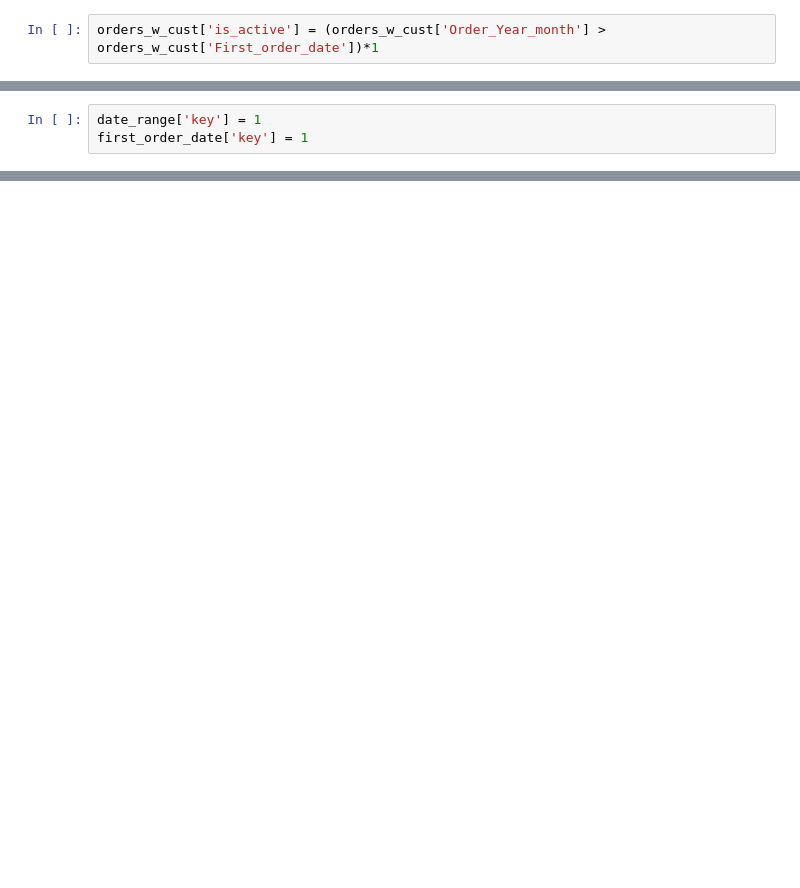
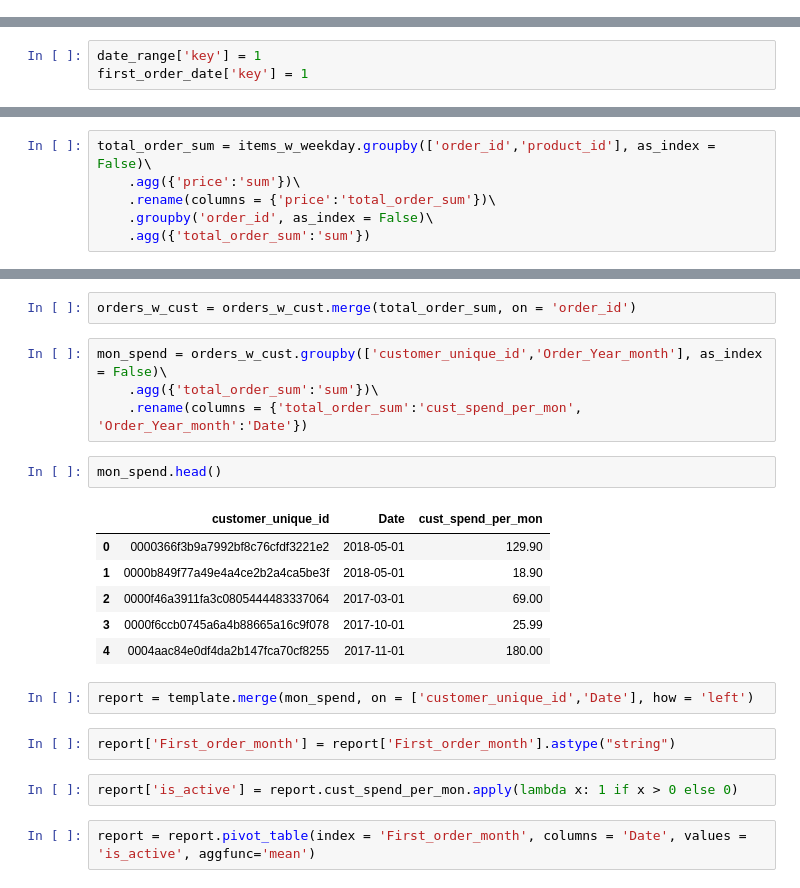
Before and after one commit to letssin/Carpov_Courses, a Jupyter notebook: 1st_project/my_first_project_notebook.ipynb, the cells around one changed output, grey strips where cells are left out. Cells and saved outputs as stored; diff of their text form; blank space fills up the shorter version.

```diff
--- a/1st_project/my_first_project_notebook.ipynb
+++ b/1st_project/my_first_project_notebook.ipynb
@@ -428,5 +417,3 @@ orders_w_cust.head()
 | 2 | 53cdb2fc8bc7dce0b6741e2150273451 | b0830fb4747a6c6d20dea0b8c802d7ef | delivered | 2018-07-24 20:41:37 | 2018-07-26 03:24:27 | 2018-07-26 14:31:00 | ... |
 | 3 | 47770eb9100c2d0c44946d9cf07ec65d | 41ce2a54c0b03bf3443c3d931a367089 | delivered | 2018-08-08 08:38:49 | 2018-08-08 08:55:23 | 2018-08-08 13:50:00 | ... |
 | 4 | 949d5b44dbf5de918fe9c16f97b45f8a | f88197465ea7920adcdbec7375364d82 | delivered | 2017-11-18 19:28:06 | 2017-11-18 19:45:59 | 2017-11-22 13:39:59 | ... |
-# %%
-orders_w_cust['is_active'] = (orders_w_cust['Order_Year_month'] > orders_w_cust['First_order_date'])*1
@@ -541,0 +495,6 @@ first_order_date.merge(date_range, on = 'key')
+# %%
+total_order_sum = items_w_weekday.groupby(['order_id','product_id'], as_index = False)\
+    .agg({'price':'sum'})\
+    .rename(columns = {'price':'total_order_sum'})\
+    .groupby('order_id', as_index = False)\
+    .agg({'total_order_sum':'sum'})
@@ -541,0 +503,23 @@ first_order_date.merge(date_range, on = 'key')
+# %%
+orders_w_cust = orders_w_cust.merge(total_order_sum, on = 'order_id')
+# %%
+mon_spend = orders_w_cust.groupby(['customer_unique_id','Order_Year_month'], as_index = False)\
+    .agg({'total_order_sum':'sum'})\
+    .rename(columns = {'total_order_sum':'cust_spend_per_mon', 'Order_Year_month':'Date'})
+# %%
+mon_spend.head()
+# %% [output]
+|  | customer_unique_id | Date | cust_spend_per_mon |
+| 0 | 0000366f3b9a7992bf8c76cfdf3221e2 | 2018-05-01 | 129.90 |
+| 1 | 0000b849f77a49e4a4ce2b2a4ca5be3f | 2018-05-01 | 18.90 |
+| 2 | 0000f46a3911fa3c0805444483337064 | 2017-03-01 | 69.00 |
+| 3 | 0000f6ccb0745a6a4b88665a16c9f078 | 2017-10-01 | 25.99 |
+| 4 | 0004aac84e0df4da2b147fca70cf8255 | 2017-11-01 | 180.00 |
+# %%
+report = template.merge(mon_spend, on = ['customer_unique_id','Date'], how = 'left')
+# %%
+report['First_order_month'] = report['First_order_month'].astype("string")
+# %%
+report['is_active'] = report.cust_spend_per_mon.apply(lambda x: 1 if x > 0 else 0)
+# %%
+report = report.pivot_table(index = 'First_order_month', columns = 'Date', values = 'is_active', aggfunc='mean')
```
Also changed, not shown: parts of 32 cells of this notebook, 3 other files.
